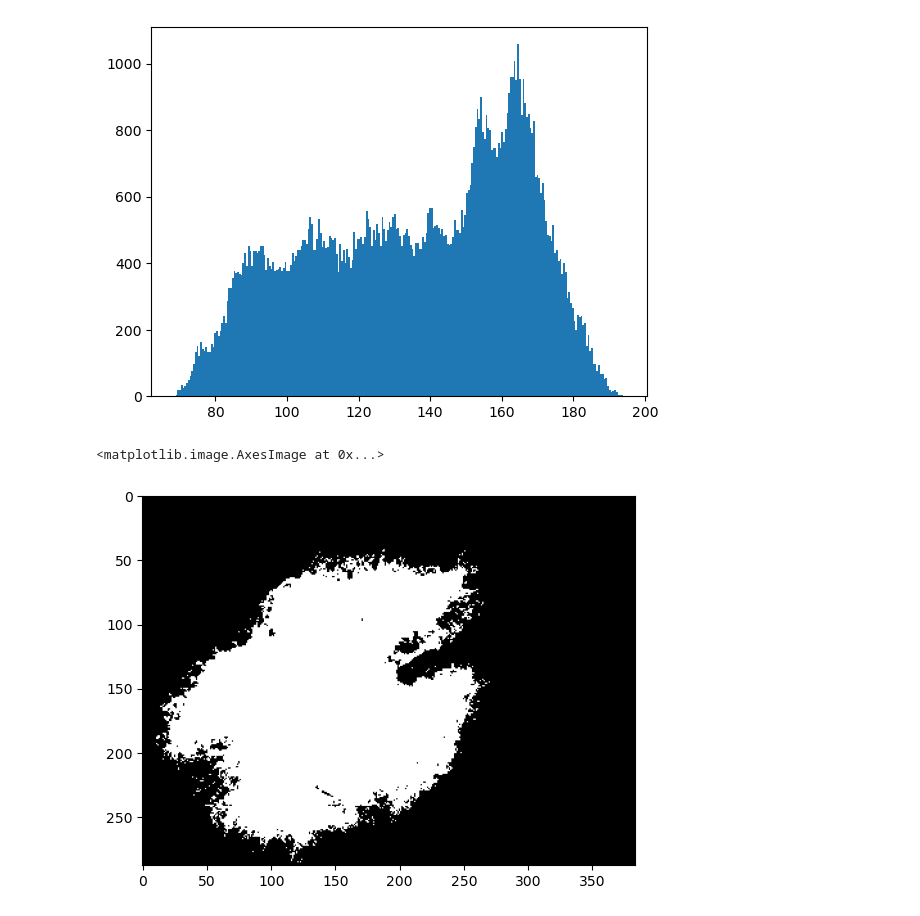
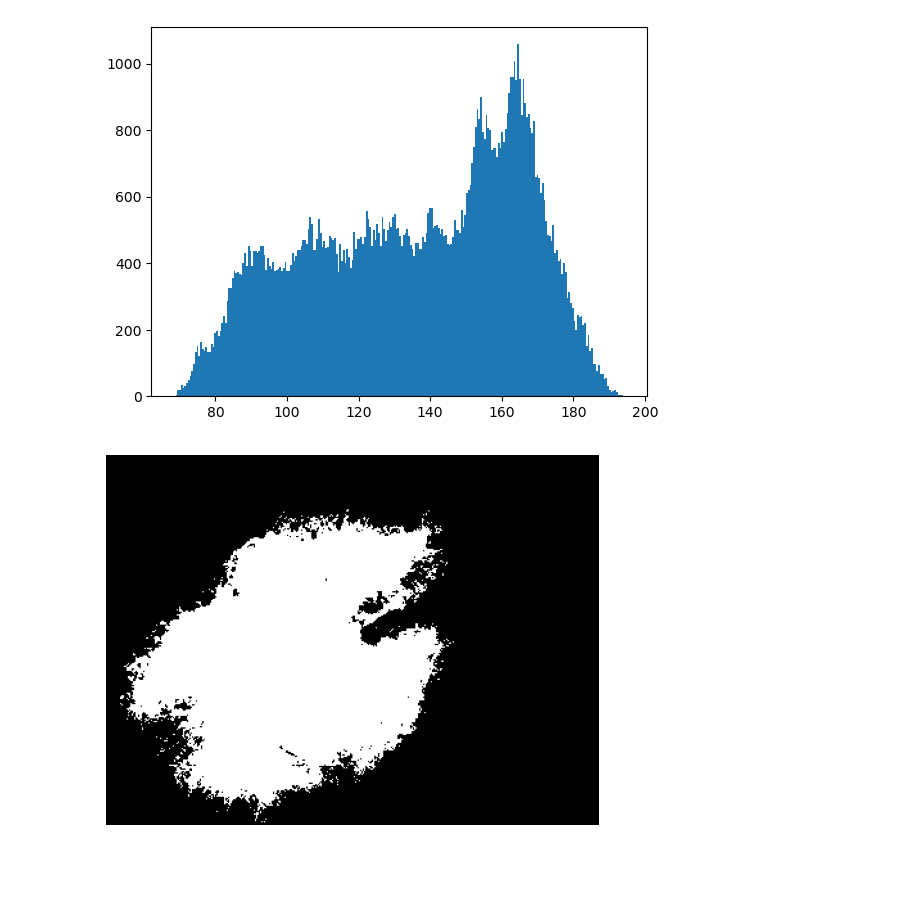
Before and after one commit to takhDS/2025-FYP-GroupC, a Jupyter notebook: test.ipynb, the cells around one changed output. Drawn from its saved outputs; the diff is of its cells as text; code cells hidden in the pictures; blank space fills up the shorter version.

```diff
--- a/test.ipynb
+++ b/test.ipynb
@@ -34,20 +35,20 @@ plt.axis('off');
 [figure]
 # %%
 # scale the values appropriately (they are defaulted to be from 0 to 1)
-img_mod = rgb2gray(img_noHair) * 256
+img_scaled = rgb2gray(img_noHair) * 256
 
 # plot the histogram
-im_hist = plt.hist(img_mod.flatten(), bins= 256)
+im_hist = plt.hist(img_scaled.flatten(), bins= 256)
 # %% [output]
 [figure]
 # %%
 # create a mask (120 is the suggested threshold that should work for all images)
 # ADD MASK TO TURN WHITE HAIR INTO BLACK ONES IT MIGHT MAKE IT MUCH BETTER
-im_mask = img_mod <= 120
+im_mask = img_scaled <= 120
 plt.imshow(im_mask, cmap= 'gray')
+plt.axis('off');
 # %% [output]
-<matplotlib.image.AxesImage at 0x...>
-[figure, old version]
+[figure, new version]
 # %%
 # apply the mask to the images
 img_noHair[im_mask==0] = 0
```
Also changed, not shown: parts of 2 cells of this notebook, 1 other file.
